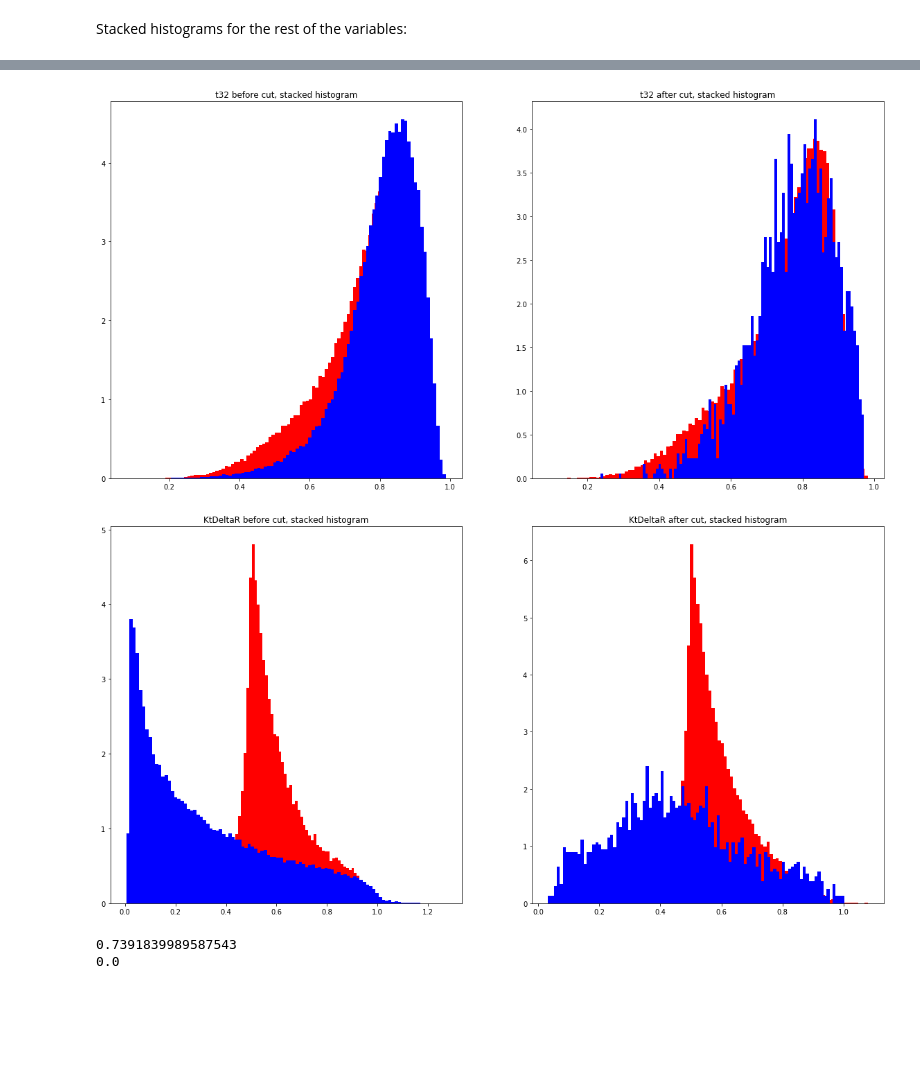
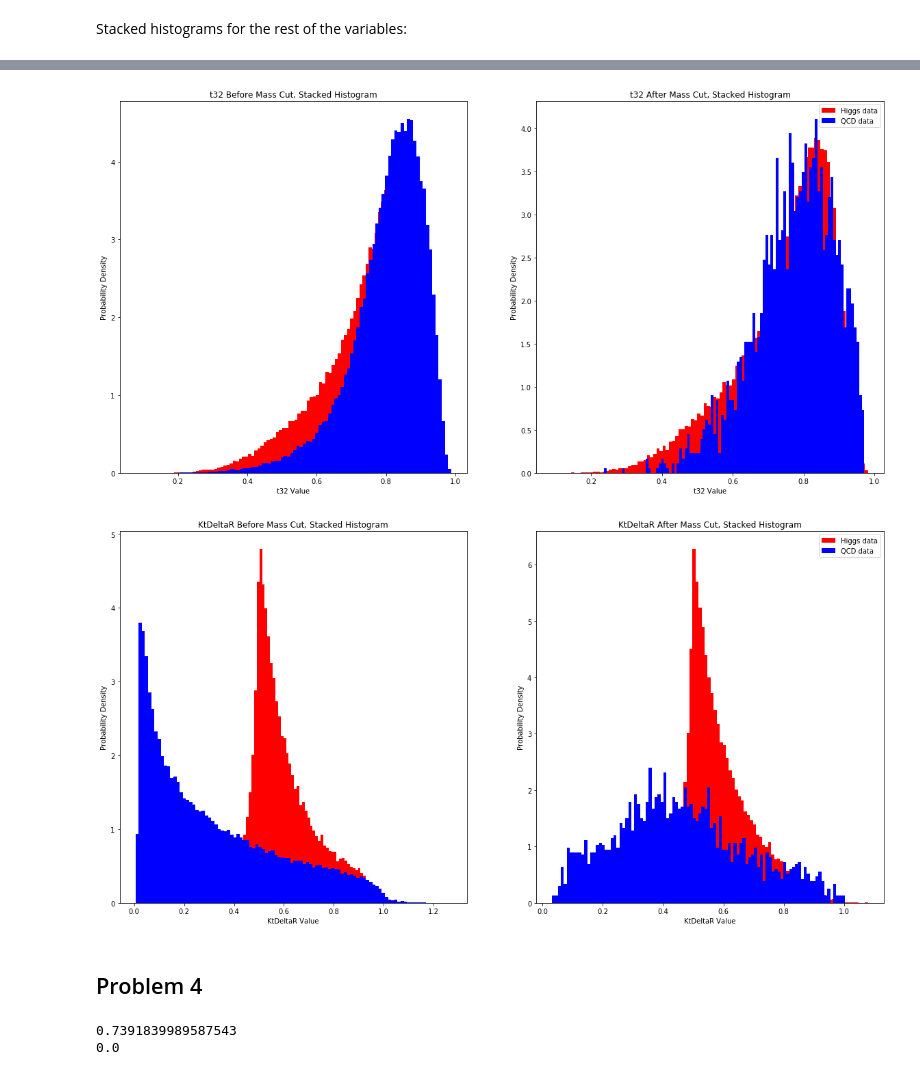
Before and after one commit to nroth12uw/Lab1_PHYS434, a Jupyter notebook: Lab7.ipynb, the cells around one changed output, grey strips where cells are left out. Saved outputs shown, nothing was run; the diff lists cells and outputs as text; code cells hidden in the pictures; blank space fills up the shorter version.

```diff
--- a/Lab7.ipynb
+++ b/Lab7.ipynb
@@ -124,9 +129,6 @@ So the optimal mass cut to maximize discovery significance is from 123 to 128.
 # %% [markdown]
 Stacked histograms for the rest of the variables:
 # %%
-temp = makeCut(123, 128)
-mass_cut_higgs_indices = temp[2]
-mass_cut_qcd_indices = temp[3]
 for key in higgs_data.keys():
     higgs_vals = []
     qcd_vals = []
@@ -139,7 +141,12 @@ for key in higgs_data.keys():
     ax1.hist(qcd_data[key], 100, density=True, color='b', label='QCD data')
     ax2.hist(higgs_vals, 100, density=True, color='r', label='Higgs data')
     ax2.hist(qcd_vals, 100, density=True, color='b', label='QCD data')
-    ax1.set_title(str(key) + ' before cut, stacked histogram')
-    ax2.set_title(str(key) + ' after cut, stacked histogram')
+    ax1.set_title(str(key) + ' Before Mass Cut, Stacked Histogram')
+    ax2.set_title(str(key) + ' After Mass Cut, Stacked Histogram')
+    ax1.set_xlabel(str(key) + ' Value')
+    ax2.set_xlabel(str(key) + ' Value')
+    ax1.set_ylabel('Probability Density')
+    ax2.set_ylabel('Probability Density')
+    plt.legend()
     plt.show()
 # %% [output]
@@ -158,5 +165,7 @@ for key in higgs_data.keys():
-[figure, old version]
+[figure, new version]
-[figure, old version]
+[figure, new version]
+# %% [markdown]
+## Problem 4
 # %%
 higgs_temp = higgs_data['t3'].values
 higgs_events = higgs_temp[0:len(higgs_temp)]
```
Also changed, not shown: parts of 24 cells of this notebook.
